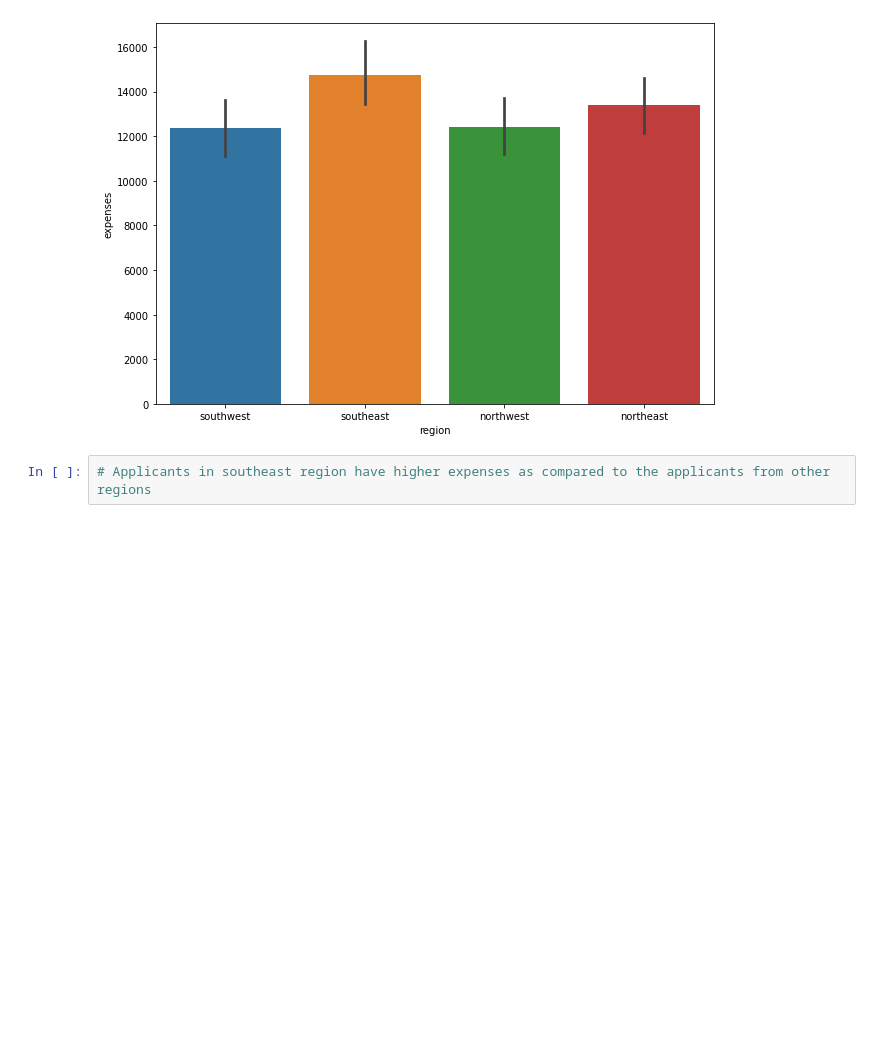
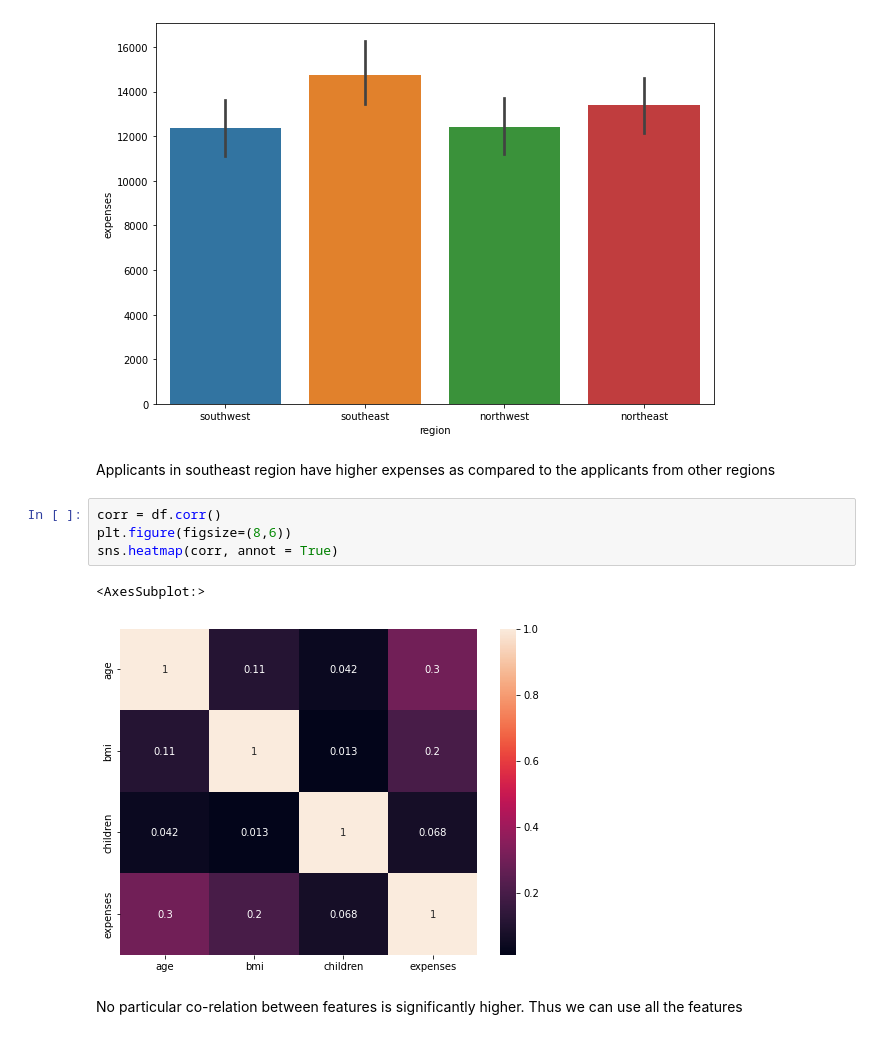
Before and after one commit to ANKITH-PATIL/insurance__premium_ml_prediction, a Jupyter notebook: notebook/EDA.ipynb, the cells around one changed output. Saved outputs shown, nothing was run; the diff lists cells and outputs as text; blank space fills up the shorter version.

```diff
--- a/notebook/EDA.ipynb
+++ b/notebook/EDA.ipynb
@@ -141,5 +168,14 @@ sns.barplot(x='region',y='expenses',data=df)
 plt.show()
 # %% [output]
 [figure]
-# %%
-# Applicants in southeast region have higher expenses as compared to the applicants from other regions
+# %% [markdown]
+ Applicants in southeast region have higher expenses as compared to the applicants from other regions
+# %%
+corr = df.corr()
+plt.figure(figsize=(8,6))
+sns.heatmap(corr, annot = True)
+# %% [output]
+<AxesSubplot:>
+[figure, added]
+# %% [markdown]
+No particular co-relation between features is significantly higher. Thus we can use all the features
```
Also changed, not shown: parts of 22 cells of this notebook.
